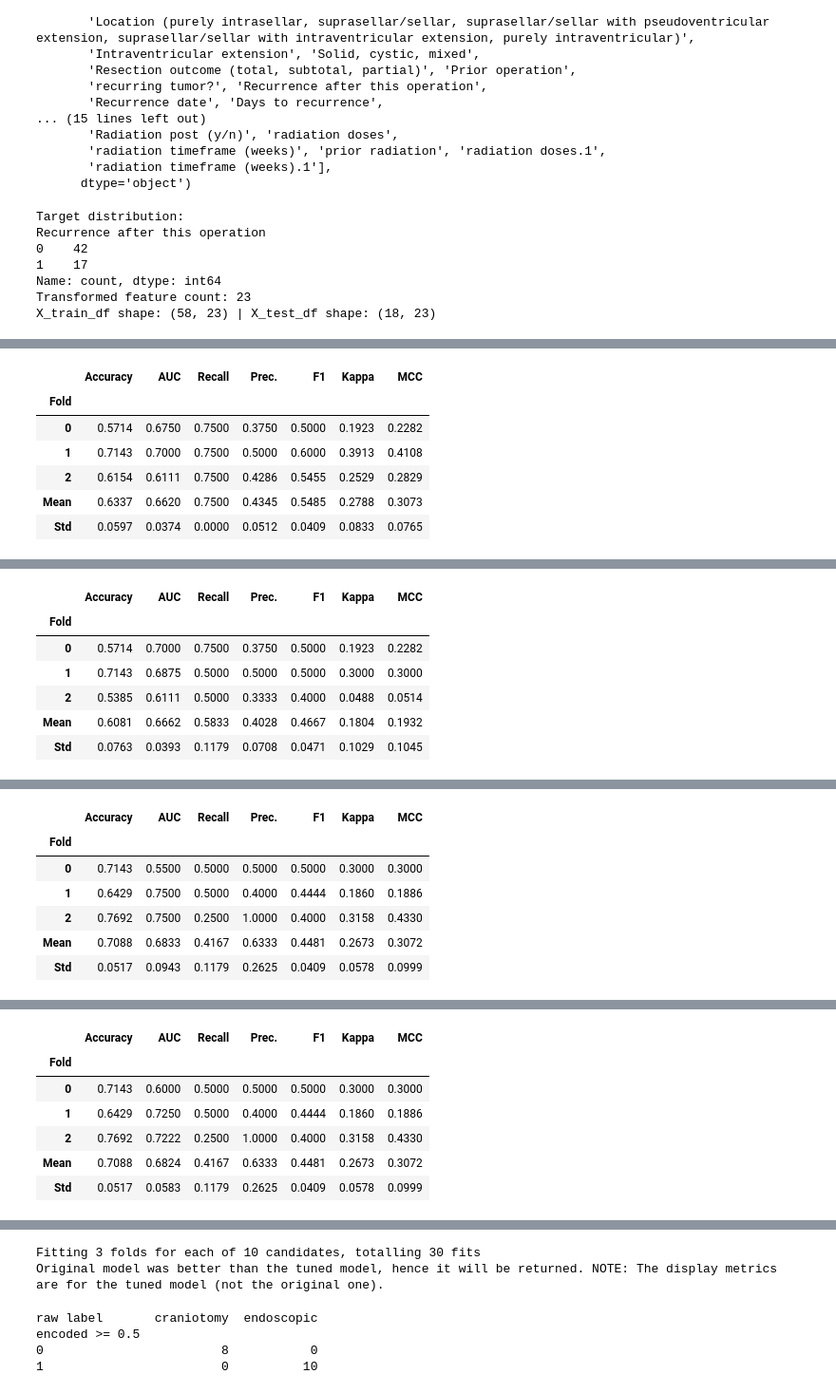
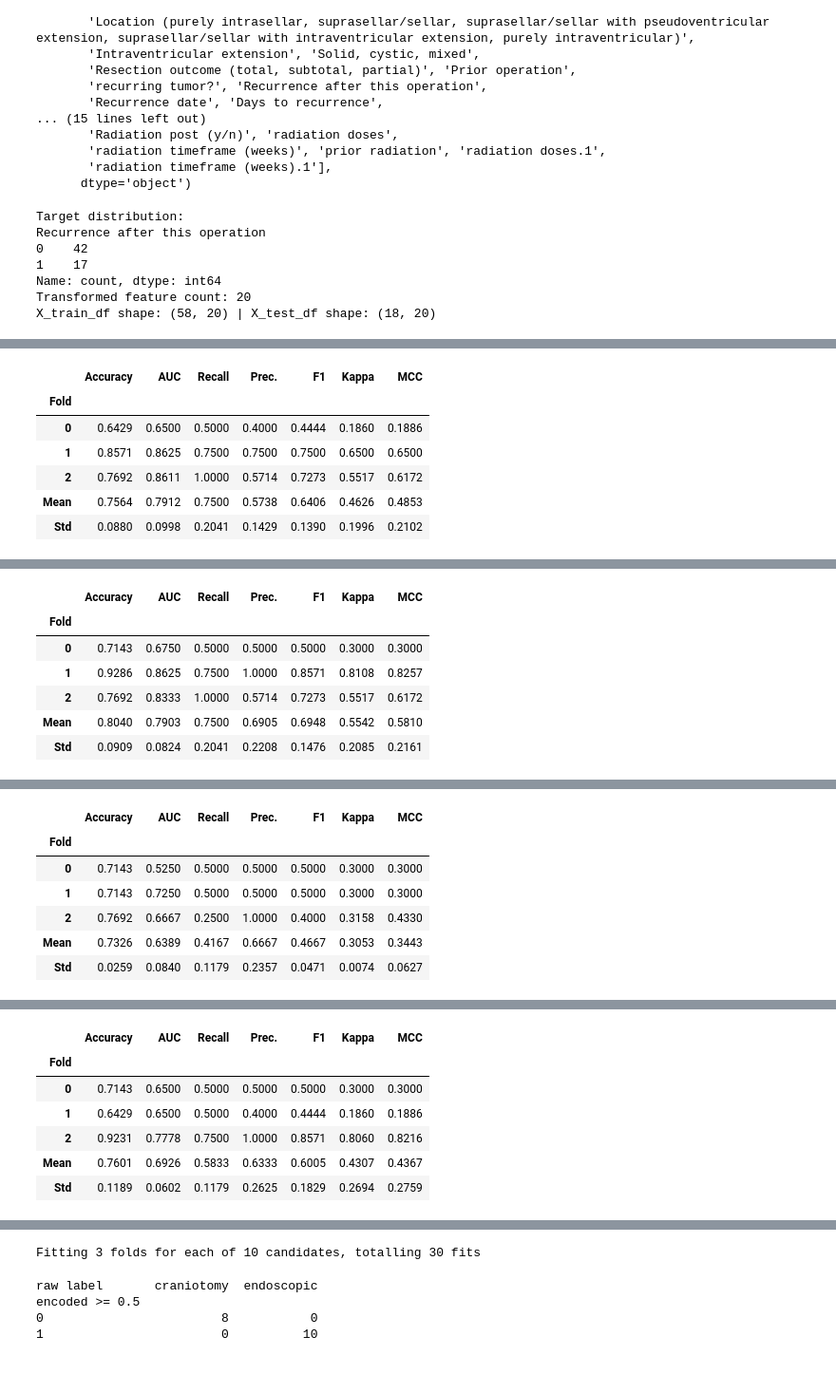
Before and after one commit to shrinitbabel/craniopharyngioma, a Jupyter notebook: Explainable.ipynb, the cells around one changed output, grey strips where cells are left out. Shown at 95% size. Drawn from its saved outputs; the diff is of its cells as text; code cells hidden in the pictures.

```diff
--- a/Explainable.ipynb
+++ b/Explainable.ipynb
@@ -48,7 +48,7 @@ preop_basic = [
     "Pre-op hydrocephalus (y/n)", "Pre-op intacranial pressure symptoms",
     "Pre-op headache", "Pre-op endocrine changes (y/n)",
     "Pre-op panhypopit (y/n) - define number of hormone axes that are non-functional",
-    "Intraventricular extension", "BRAF+", "Solid, cystic, mixed", "Tumor (Adamantinomatous, papillary)"
+    "Intraventricular extension", "BRAF+", "prior radiation"
 ]
 
 target_col = "Recurrence after this operation"
@@ -100,7 +100,7 @@ print("Transformed feature count:", len(feat_names))
 print("X_train_df shape:", X_train_df.shape, "| X_test_df shape:", X_test_df.shape)
 
 # 3) Recreate (or load) the two models (same as before)
-ridge = create_model("ridge")
+ridge = create_model("nb")
 ridge_cal = calibrate_model(ridge, method="isotonic")
 
 cat = create_model("catboost")
@@ -138,66 +138,65 @@ def extract_linear_base_from_calibrator(cal_model):
     # 1) If the model has calibrated_classifiers_ (fitted with CV), take the first
     if hasattr(cal_model, "calibrated_classifiers_") and cal_model.calibrated_classifiers_:
         cc0 = cal_model.calibrated_classifiers_[0]
         # cc0 has attributes: base_estimator, calibrator
         if hasattr(cc0, "base_estimator"):
             return cc0.base_estimator
 
     # 2) If using prefit=True style, estimator may exist
     if hasattr(cal_model, "estimator") and cal_model.estimator is not None:
         return cal_model.estimator
 
     # 3) Fallback: you can always just explain the *uncalibrated* ridge you created above
     # (SHAP explains the linear decision function; calibration is a monotonic transform)
     return ridge  # <-- the uncalibrated Ridge you created earlier
 
 
 lin_base = extract_linear_base_from_calibrator(ridge_cal)
 # %% [output]
 Target distribution:
 Recurrence after this operation
 0    42
 1    17
 Name: count, dtype: int64
-Transformed feature count: 23
-X_train_df shape: (58, 23) | X_test_df shape: (18, 23)
+Transformed feature count: 20
+X_train_df shape: (58, 20) | X_test_df shape: (18, 20)
 [interactive output not drawn]
 |  | Accuracy | AUC | Recall | Prec. | F1 | Kappa | MCC |
 | Fold |  |  |  |  |  |  |  |
-| 0 | 0.5714 | 0.6750 | 0.7500 | 0.3750 | 0.5000 | 0.1923 | 0.2282 |
-| 1 | 0.7143 | 0.7000 | 0.7500 | 0.5000 | 0.6000 | 0.3913 | 0.4108 |
-| 2 | 0.6154 | 0.6111 | 0.7500 | 0.4286 | 0.5455 | 0.2529 | 0.2829 |
-| Mean | 0.6337 | 0.6620 | 0.7500 | 0.4345 | 0.5485 | 0.2788 | 0.3073 |
-| Std | 0.0597 | 0.0374 | 0.0000 | 0.0512 | 0.0409 | 0.0833 | 0.0765 |
+| 0 | 0.6429 | 0.6500 | 0.5000 | 0.4000 | 0.4444 | 0.1860 | 0.1886 |
+| 1 | 0.8571 | 0.8625 | 0.7500 | 0.7500 | 0.7500 | 0.6500 | 0.6500 |
+| 2 | 0.7692 | 0.8611 | 1.0000 | 0.5714 | 0.7273 | 0.5517 | 0.6172 |
+| Mean | 0.7564 | 0.7912 | 0.7500 | 0.5738 | 0.6406 | 0.4626 | 0.4853 |
+| Std | 0.0880 | 0.0998 | 0.2041 | 0.1429 | 0.1390 | 0.1996 | 0.2102 |
 [interactive output not drawn]
 [interactive output not drawn]
 |  | Accuracy | AUC | Recall | Prec. | F1 | Kappa | MCC |
 | Fold |  |  |  |  |  |  |  |
-| 0 | 0.5714 | 0.7000 | 0.7500 | 0.3750 | 0.5000 | 0.1923 | 0.2282 |
-| 1 | 0.7143 | 0.6875 | 0.5000 | 0.5000 | 0.5000 | 0.3000 | 0.3000 |
-| 2 | 0.5385 | 0.6111 | 0.5000 | 0.3333 | 0.4000 | 0.0488 | 0.0514 |
-| Mean | 0.6081 | 0.6662 | 0.5833 | 0.4028 | 0.4667 | 0.1804 | 0.1932 |
-| Std | 0.0763 | 0.0393 | 0.1179 | 0.0708 | 0.0471 | 0.1029 | 0.1045 |
+| 0 | 0.7143 | 0.6750 | 0.5000 | 0.5000 | 0.5000 | 0.3000 | 0.3000 |
+| 1 | 0.9286 | 0.8625 | 0.7500 | 1.0000 | 0.8571 | 0.8108 | 0.8257 |
+| 2 | 0.7692 | 0.8333 | 1.0000 | 0.5714 | 0.7273 | 0.5517 | 0.6172 |
+| Mean | 0.8040 | 0.7903 | 0.7500 | 0.6905 | 0.6948 | 0.5542 | 0.5810 |
+| Std | 0.0909 | 0.0824 | 0.2041 | 0.2208 | 0.1476 | 0.2085 | 0.2161 |
 [interactive output not drawn]
 [interactive output not drawn]
 |  | Accuracy | AUC | Recall | Prec. | F1 | Kappa | MCC |
 | Fold |  |  |  |  |  |  |  |
-| 0 | 0.7143 | 0.5500 | 0.5000 | 0.5000 | 0.5000 | 0.3000 | 0.3000 |
-| 1 | 0.6429 | 0.7500 | 0.5000 | 0.4000 | 0.4444 | 0.1860 | 0.1886 |
-| 2 | 0.7692 | 0.7500 | 0.2500 | 1.0000 | 0.4000 | 0.3158 | 0.4330 |
-| Mean | 0.7088 | 0.6833 | 0.4167 | 0.6333 | 0.4481 | 0.2673 | 0.3072 |
-| Std | 0.0517 | 0.0943 | 0.1179 | 0.2625 | 0.0409 | 0.0578 | 0.0999 |
+| 0 | 0.7143 | 0.5250 | 0.5000 | 0.5000 | 0.5000 | 0.3000 | 0.3000 |
+| 1 | 0.7143 | 0.7250 | 0.5000 | 0.5000 | 0.5000 | 0.3000 | 0.3000 |
+| 2 | 0.7692 | 0.6667 | 0.2500 | 1.0000 | 0.4000 | 0.3158 | 0.4330 |
+| Mean | 0.7326 | 0.6389 | 0.4167 | 0.6667 | 0.4667 | 0.3053 | 0.3443 |
+| Std | 0.0259 | 0.0840 | 0.1179 | 0.2357 | 0.0471 | 0.0074 | 0.0627 |
 [interactive output not drawn]
 [interactive output not drawn]
 |  | Accuracy | AUC | Recall | Prec. | F1 | Kappa | MCC |
 | Fold |  |  |  |  |  |  |  |
-| 0 | 0.7143 | 0.6000 | 0.5000 | 0.5000 | 0.5000 | 0.3000 | 0.3000 |
-| 1 | 0.6429 | 0.7250 | 0.5000 | 0.4000 | 0.4444 | 0.1860 | 0.1886 |
-| 2 | 0.7692 | 0.7222 | 0.2500 | 1.0000 | 0.4000 | 0.3158 | 0.4330 |
-| Mean | 0.7088 | 0.6824 | 0.4167 | 0.6333 | 0.4481 | 0.2673 | 0.3072 |
-| Std | 0.0517 | 0.0583 | 0.1179 | 0.2625 | 0.0409 | 0.0578 | 0.0999 |
+| 0 | 0.7143 | 0.6500 | 0.5000 | 0.5000 | 0.5000 | 0.3000 | 0.3000 |
+| 1 | 0.6429 | 0.6500 | 0.5000 | 0.4000 | 0.4444 | 0.1860 | 0.1886 |
+| 2 | 0.9231 | 0.7778 | 0.7500 | 1.0000 | 0.8571 | 0.8060 | 0.8216 |
+| Mean | 0.7601 | 0.6926 | 0.5833 | 0.6333 | 0.6005 | 0.4307 | 0.4367 |
+| Std | 0.1189 | 0.0602 | 0.1179 | 0.2625 | 0.1829 | 0.2694 | 0.2759 |
 [interactive output not drawn]
 Fitting 3 folds for each of 10 candidates, totalling 30 fits
-Original model was better than the tuned model, hence it will be returned. NOTE: The display metrics are for the tuned model (not the original one).
 # %%
 # RAW (pre-encoding) splits
 X_train_raw = get_config("X_train").copy()
```
Also changed, not shown: parts of 11 cells of this notebook, 29 other files.
